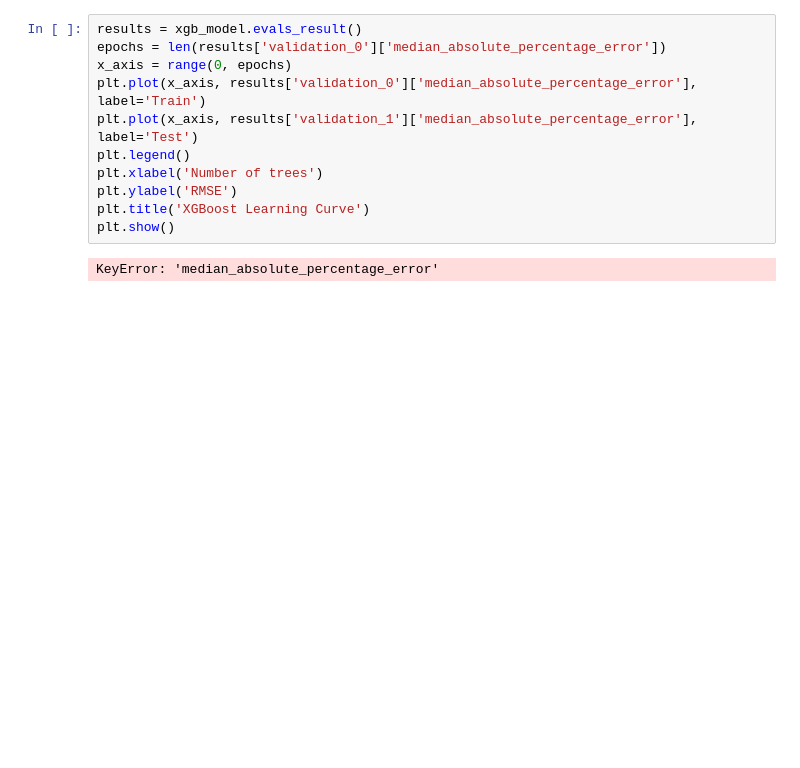
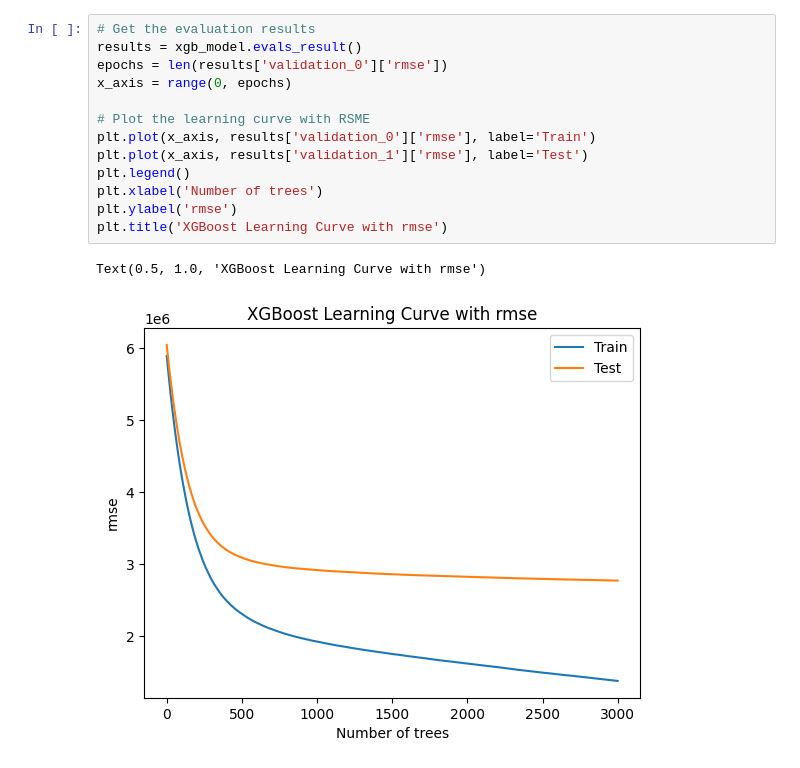
Before and after one commit to joshua-orndorff/Data-4999, a Jupyter notebook: gradient-boost-analysis.ipynb, the cells around one changed output. Drawn from its saved outputs; the diff is of its cells as text; blank space fills up the shorter version.

```diff
--- a/gradient-boost-analysis.ipynb
+++ b/gradient-boost-analysis.ipynb
@@ -240,13 +245,16 @@ plt.show()
 # %%
+# Get the evaluation results
 results = xgb_model.evals_result()
-epochs = len(results['validation_0']['median_absolute_percentage_error'])
+epochs = len(results['validation_0']['rmse'])
 x_axis = range(0, epochs)
-plt.plot(x_axis, results['validation_0']['median_absolute_percentage_error'], label='Train')
-plt.plot(x_axis, results['validation_1']['median_absolute_percentage_error'], label='Test')
+
+# Plot the learning curve with RSME
+plt.plot(x_axis, results['validation_0']['rmse'], label='Train')
+plt.plot(x_axis, results['validation_1']['rmse'], label='Test')
 plt.legend()
 plt.xlabel('Number of trees')
-plt.ylabel('RMSE')
-plt.title('XGBoost Learning Curve')
-plt.show()
+plt.ylabel('rmse')
+plt.title('XGBoost Learning Curve with rmse')
 # %% [output]
-KeyError: 'median_absolute_percentage_error'
+Text(0.5, 1.0, 'XGBoost Learning Curve with rmse')
+[figure, added]
```
Also changed, not shown: parts of 6 cells of this notebook.
